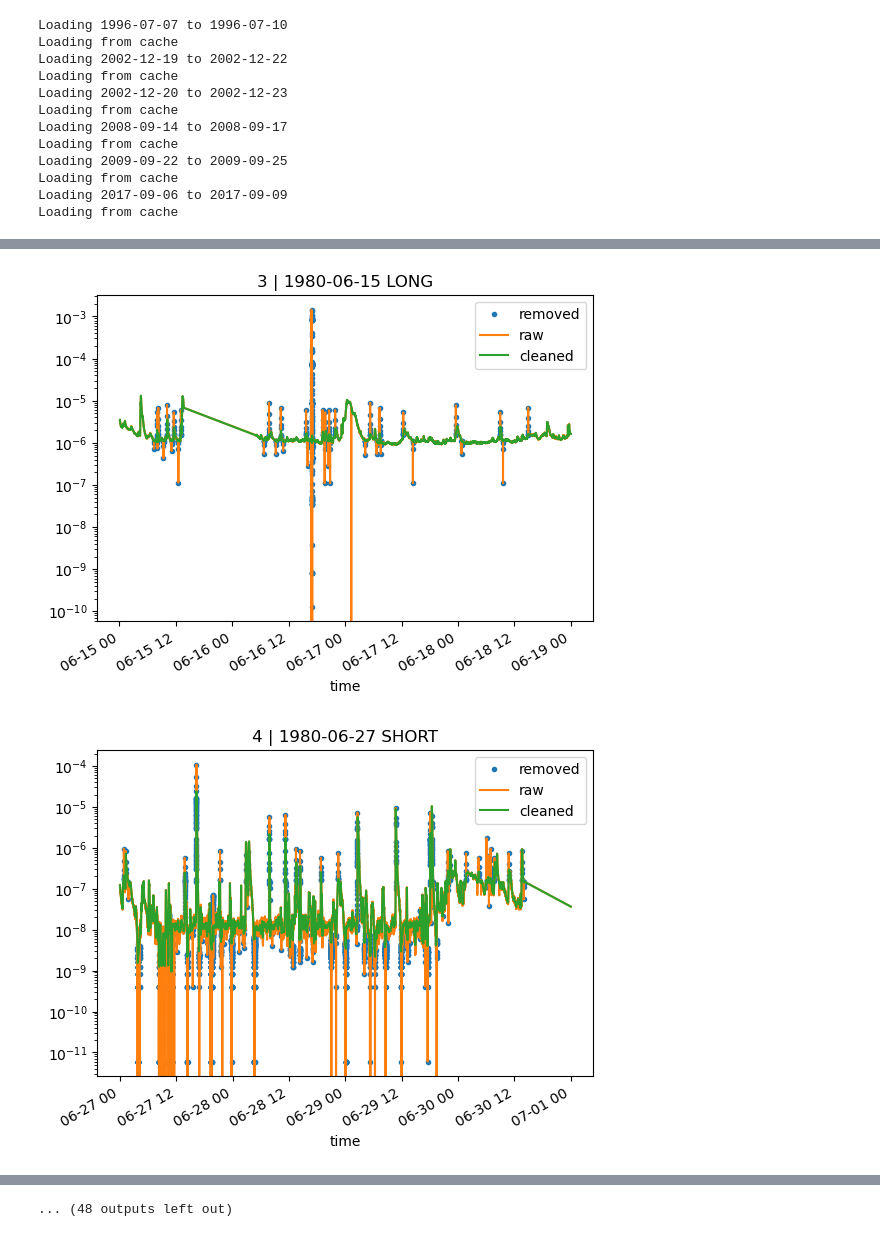
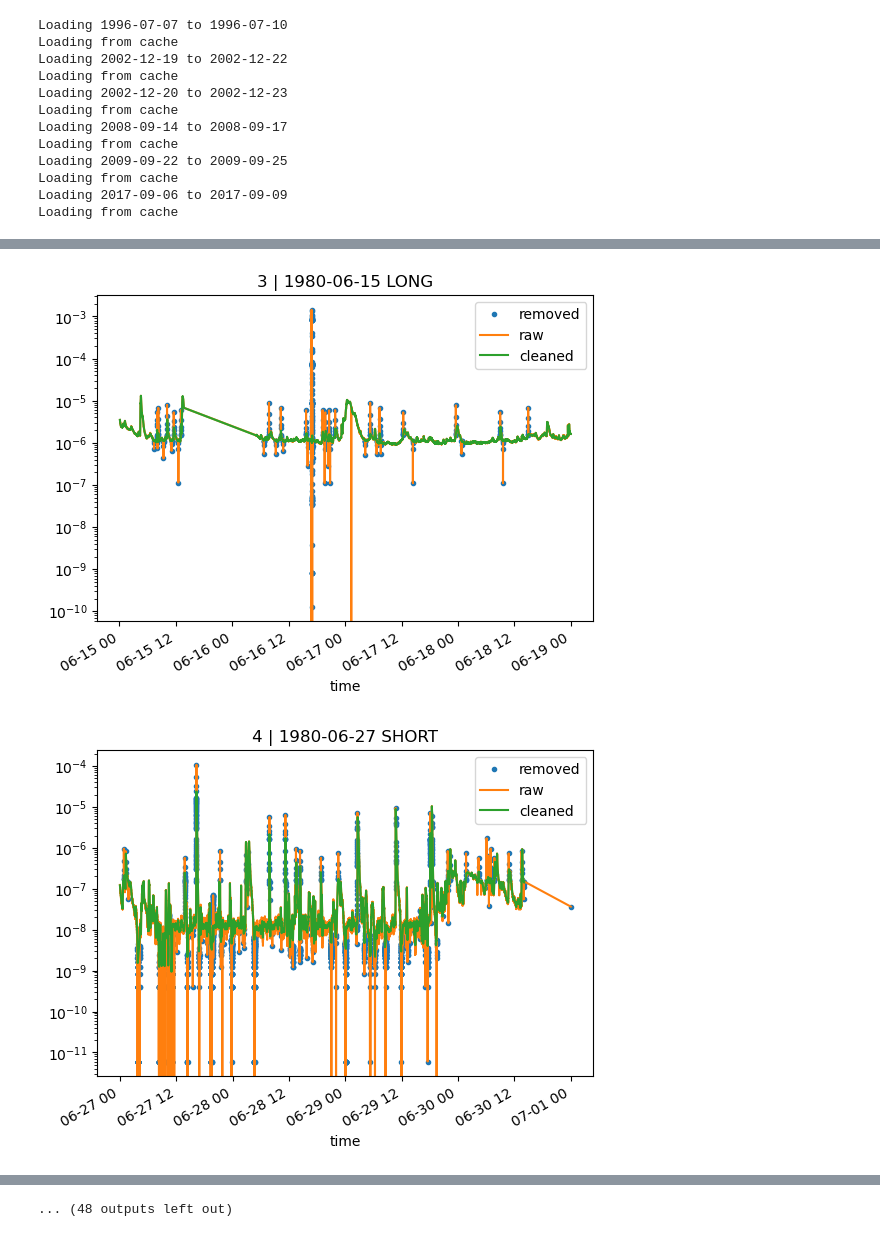
Before and after one commit to i4Ds/heliotime-v2, a Jupyter notebook: server/importer/_clean.ipynb, the cells around one changed output, grey strips where cells are left out. Cells and saved outputs as stored; diff of their text form; code cells hidden in the pictures.

Commit message:
feat(server/clean): respect CLEAN_BORDER_SIZE better

```diff
--- a/server/importer/_clean.ipynb
+++ b/server/importer/_clean.ipynb
@@ -5,7 +5,7 @@ import pandas as pd
 from matplotlib import pyplot as plt
 
 # Section: flux, label, is_live
-sections: list[tuple[pd.Series, str, bool]] = []
+sections: list[tuple[pd.Series, str]] = []
 # %%
 """
 Load interesting sections from the archive data.
@@ -84,8 +84,7 @@ for date_str in ARCHIVE_DATES:
     for band in (FrequencyBand.SHORT, FrequencyBand.LONG):
         sections.append((
             _from_timeseries(series, band),
-            f'{date_str} {band.name}',
-            False
+            f'{date_str} {band.name}'
         ))
 # %% [output]
 Loading 1980-05-28 to 1980-05-31
@@ -133,31 +132,31 @@ async with ClientSession() as session:
         json = await response.json()
         for band in (FrequencyBand.SHORT, FrequencyBand.LONG):
             live_flux = _from_live_json(json, band, live_start)[0]
-            sections.append((live_flux, f'live {band.name}', True))
+            sections.append((live_flux, f'live {band.name}'))
 # %%
 import importlib
 import importer._clean as clean_module
 
 # Reload clean module for easier development
 importlib.reload(clean_module)
 clean_flux = clean_module.clean_flux
 
-for i, (raw, label, is_live) in enumerate(sections):
-    cleaned = clean_flux(raw, is_live)
+for i, (raw, label) in enumerate(sections):
+    cleaned = clean_flux(raw)
     ax = raw[~raw.index.isin(cleaned.index)].plot(
         title=f'{i} | {label}',
         logy=True,
         marker='.',
         linestyle='none',
         label='removed'
     )
     raw.rename('raw').plot(ax=ax)
     cleaned.rename('cleaned').plot(ax=ax)
     plt.legend()
     plt.show()
 # %% [output]
 [figure]
 [figure]
 [figure]
 [figure]
-[figure, old version]
+[figure, new version]
```
Also changed, not shown: parts of 1 cell of this notebook, 2 other files.
